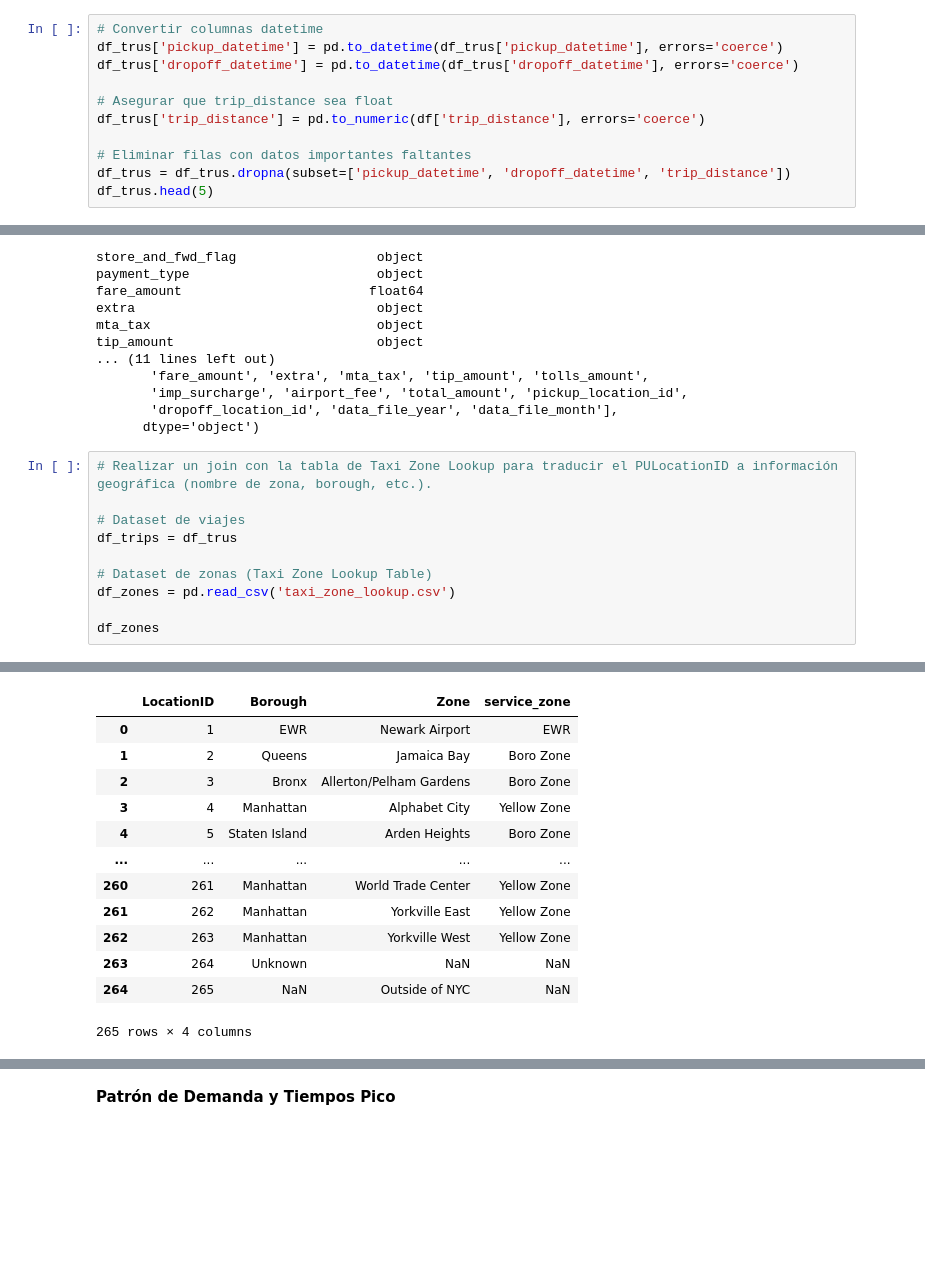
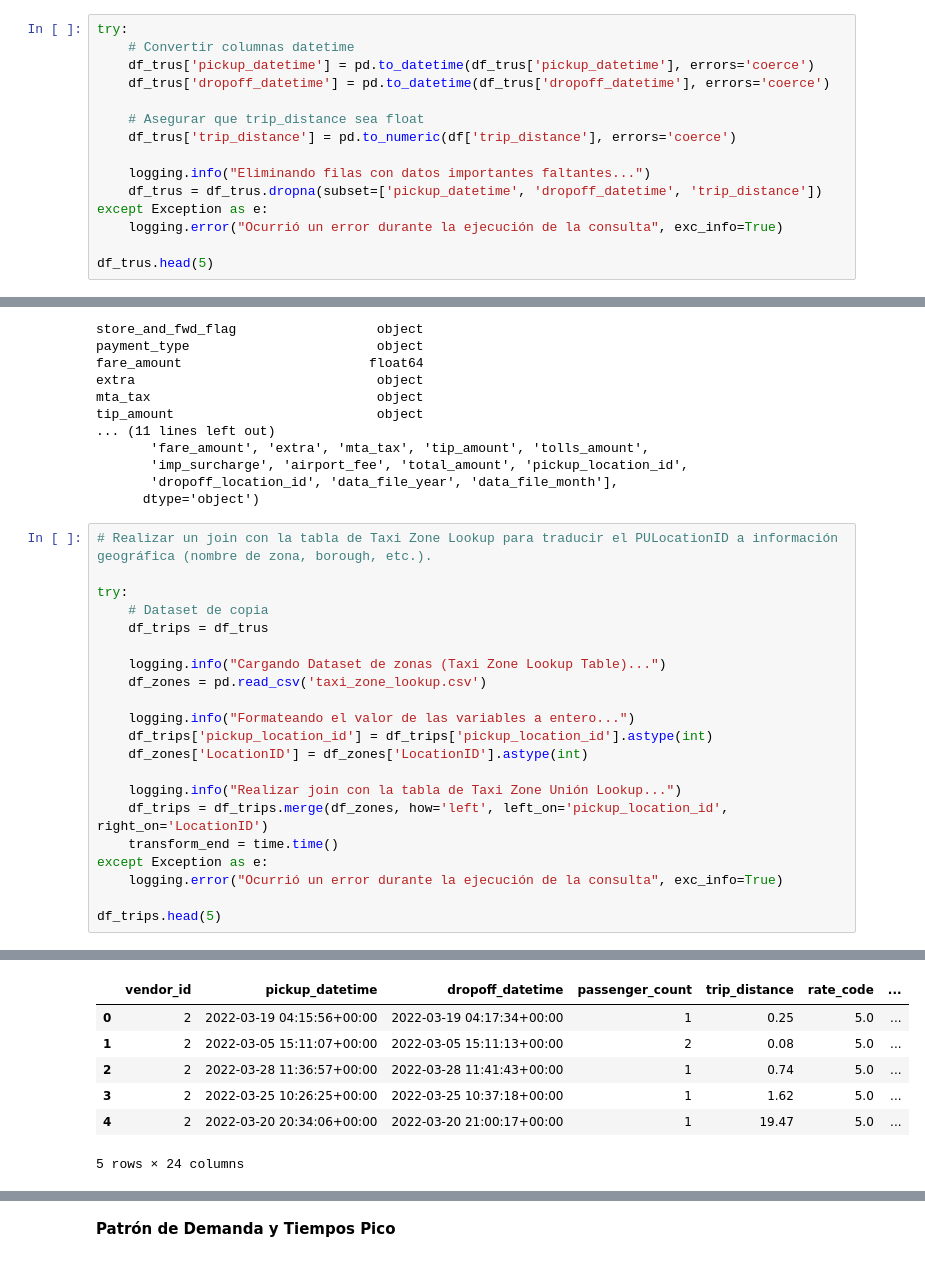
Before and after one commit to fabioCordoba/DataEngineerTechnicalTest, a Jupyter notebook: Untitled-1.ipynb, the cells around one changed output, grey strips where cells are left out. Drawn from its saved outputs; the diff is of its cells as text; blank space fills up the shorter version.

Commit message:
Code cleanup and log aggregation and error handling

```diff
--- a/Untitled-1.ipynb
+++ b/Untitled-1.ipynb
@@ -285,12 +341,16 @@ df_trus = df_trus.rename(columns={k: v for k, v in column_rename_map.items() if
 # %%
-# Convertir columnas datetime
-df_trus['pickup_datetime'] = pd.to_datetime(df_trus['pickup_datetime'], errors='coerce')
-df_trus['dropoff_datetime'] = pd.to_datetime(df_trus['dropoff_datetime'], errors='coerce')
+try:
+    # Convertir columnas datetime
+    df_trus['pickup_datetime'] = pd.to_datetime(df_trus['pickup_datetime'], errors='coerce')
+    df_trus['dropoff_datetime'] = pd.to_datetime(df_trus['dropoff_datetime'], errors='coerce')
 
-# Asegurar que trip_distance sea float
-df_trus['trip_distance'] = pd.to_numeric(df['trip_distance'], errors='coerce')
+    # Asegurar que trip_distance sea float
+    df_trus['trip_distance'] = pd.to_numeric(df['trip_distance'], errors='coerce')
 
-# Eliminar filas con datos importantes faltantes
-df_trus = df_trus.dropna(subset=['pickup_datetime', 'dropoff_datetime', 'trip_distance'])
+    logging.info("Eliminando filas con datos importantes faltantes...")
+    df_trus = df_trus.dropna(subset=['pickup_datetime', 'dropoff_datetime', 'trip_distance'])
+except Exception as e:
+    logging.error("Ocurrió un error durante la ejecución de la consulta", exc_info=True)
+
 df_trus.head(5)
 # %% [output]
@@ -324,11 +385,22 @@ tip_amount                          object
 # %%
 # Realizar un join con la tabla de Taxi Zone Lookup para traducir el PULocationID a información geográfica (nombre de zona, borough, etc.).
 
-# Dataset de viajes
-df_trips = df_trus
+try:
+    # Dataset de copia
+    df_trips = df_trus
 
-# Dataset de zonas (Taxi Zone Lookup Table)
-df_zones = pd.read_csv('taxi_zone_lookup.csv')
+    logging.info("Cargando Dataset de zonas (Taxi Zone Lookup Table)...")
+    df_zones = pd.read_csv('taxi_zone_lookup.csv')
 
-df_zones
+    logging.info("Formateando el valor de las variables a entero...")
+    df_trips['pickup_location_id'] = df_trips['pickup_location_id'].astype(int)
+    df_zones['LocationID'] = df_zones['LocationID'].astype(int)
+
+    logging.info("Realizar join con la tabla de Taxi Zone Unión Lookup...")
+    df_trips = df_trips.merge(df_zones, how='left', left_on='pickup_location_id', right_on='LocationID')
+    transform_end = time.time()
+except Exception as e:
+    logging.error("Ocurrió un error durante la ejecución de la consulta", exc_info=True)
+
+df_trips.head(5)
 # %% [output]
@@ -335,13 +410,7 @@ df_zones
-|  | LocationID | Borough | Zone | service_zone |
-| 0 | 1 | EWR | Newark Airport | EWR |
-| 1 | 2 | Queens | Jamaica Bay | Boro Zone |
-| 2 | 3 | Bronx | Allerton/Pelham Gardens | Boro Zone |
-| 3 | 4 | Manhattan | Alphabet City | Yellow Zone |
-| 4 | 5 | Staten Island | Arden Heights | Boro Zone |
-| ... | ... | ... | ... | ... |
-| 260 | 261 | Manhattan | World Trade Center | Yellow Zone |
-| 261 | 262 | Manhattan | Yorkville East | Yellow Zone |
-| 262 | 263 | Manhattan | Yorkville West | Yellow Zone |
-| 263 | 264 | Unknown | NaN | NaN |
-| 264 | 265 | NaN | Outside of NYC | NaN |
+|  | vendor_id | pickup_datetime | dropoff_datetime | passenger_count | trip_distance | rate_code | ... |
+| 0 | 2 | 2022-03-19 04:15:56+00:00 | 2022-03-19 04:17:34+00:00 | 1 | 0.25 | 5.0 | ... |
+| 1 | 2 | 2022-03-05 15:11:07+00:00 | 2022-03-05 15:11:13+00:00 | 2 | 0.08 | 5.0 | ... |
+| 2 | 2 | 2022-03-28 11:36:57+00:00 | 2022-03-28 11:41:43+00:00 | 1 | 0.74 | 5.0 | ... |
+| 3 | 2 | 2022-03-25 10:26:25+00:00 | 2022-03-25 10:37:18+00:00 | 1 | 1.62 | 5.0 | ... |
+| 4 | 2 | 2022-03-20 20:34:06+00:00 | 2022-03-20 21:00:17+00:00 | 1 | 19.47 | 5.0 | ... |
-265 rows × 4 columns
+5 rows × 24 columns
```
Also changed, not shown: parts of 41 cells of this notebook.
